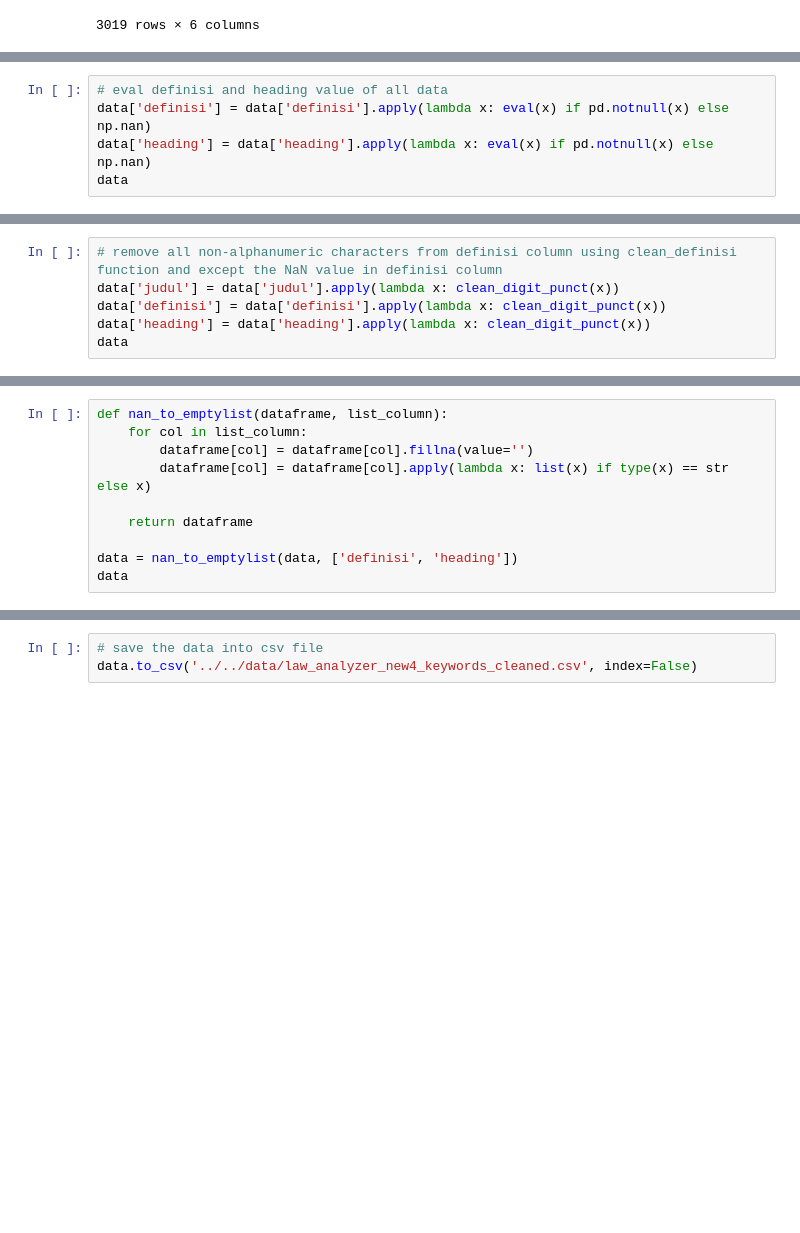
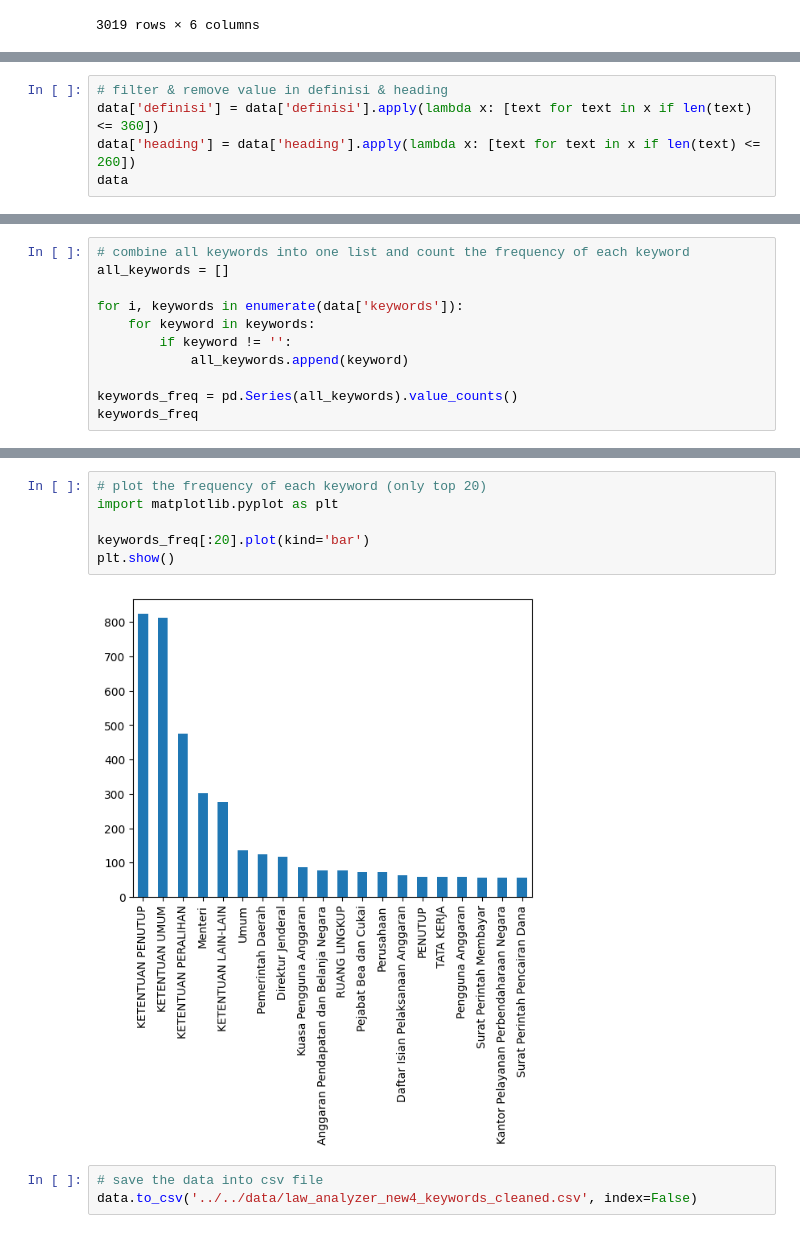
Before and after one commit to harishartanto/indonesian-legal-network-analysis, a Jupyter notebook: topic extraction/heuristics/text_preprocessing.ipynb, the cells around one changed output, grey strips where cells are left out. Saved outputs shown, nothing was run; the diff lists cells and outputs as text; blank space fills up the shorter version.

Commit message:
update text preprocessing

```diff
--- a/topic extraction/heuristics/text_preprocessing.ipynb
+++ b/topic extraction/heuristics/text_preprocessing.ipynb
@@ -40,6 +259,6 @@ data
 # %%
-# eval definisi and heading value of all data
-data['definisi'] = data['definisi'].apply(lambda x: eval(x) if pd.notnull(x) else np.nan)
-data['heading'] = data['heading'].apply(lambda x: eval(x) if pd.notnull(x) else np.nan)
+# filter & remove value in definisi & heading
+data['definisi'] = data['definisi'].apply(lambda x: [text for text in x if len(text) <= 360])
+data['heading'] = data['heading'].apply(lambda x: [text for text in x if len(text) <= 260])
 data
 # %% [output]
@@ -95,6 +277,0 @@ def clean_digit_punct(sentences):
-# %%
-# remove all non-alphanumeric characters from definisi column using clean_definisi function and except the NaN value in definisi column
-data['judul'] = data['judul'].apply(lambda x: clean_digit_punct(x))
-data['definisi'] = data['definisi'].apply(lambda x: clean_digit_punct(x))
-data['heading'] = data['heading'].apply(lambda x: clean_digit_punct(x))
-data
@@ -130,10 +277,0 @@ See the caveats in the documentation: https://pandas.pydata.org/pandas-docs/stab
-# %%
-def nan_to_emptylist(dataframe, list_column):
-    for col in list_column:
-        dataframe[col] = dataframe[col].fillna(value='')
-        dataframe[col] = dataframe[col].apply(lambda x: list(x) if type(x) == str else x)
-
-    return dataframe
-
-data = nan_to_emptylist(data, ['definisi', 'heading'])
-data
@@ -186,0 +296,11 @@ See the caveats in the documentation: https://pandas.pydata.org/pandas-docs/stab
+# %%
+# combine all keywords into one list and count the frequency of each keyword
+all_keywords = []
+
+for i, keywords in enumerate(data['keywords']):
+    for keyword in keywords:
+        if keyword != '':
+            all_keywords.append(keyword)
+
+keywords_freq = pd.Series(all_keywords).value_counts()
+keywords_freq
@@ -187,3 +320,11 @@ See the caveats in the documentation: https://pandas.pydata.org/pandas-docs/stab
+# %%
+# plot the frequency of each keyword (only top 20)
+import matplotlib.pyplot as plt
+
+keywords_freq[:20].plot(kind='bar')
+plt.show()
+# %% [output]
+[figure, added]
 # %%
 # save the data into csv file
 data.to_csv('../../data/law_analyzer_new4_keywords_cleaned.csv', index=False)
```
Also changed, not shown: parts of 19 cells of this notebook.
